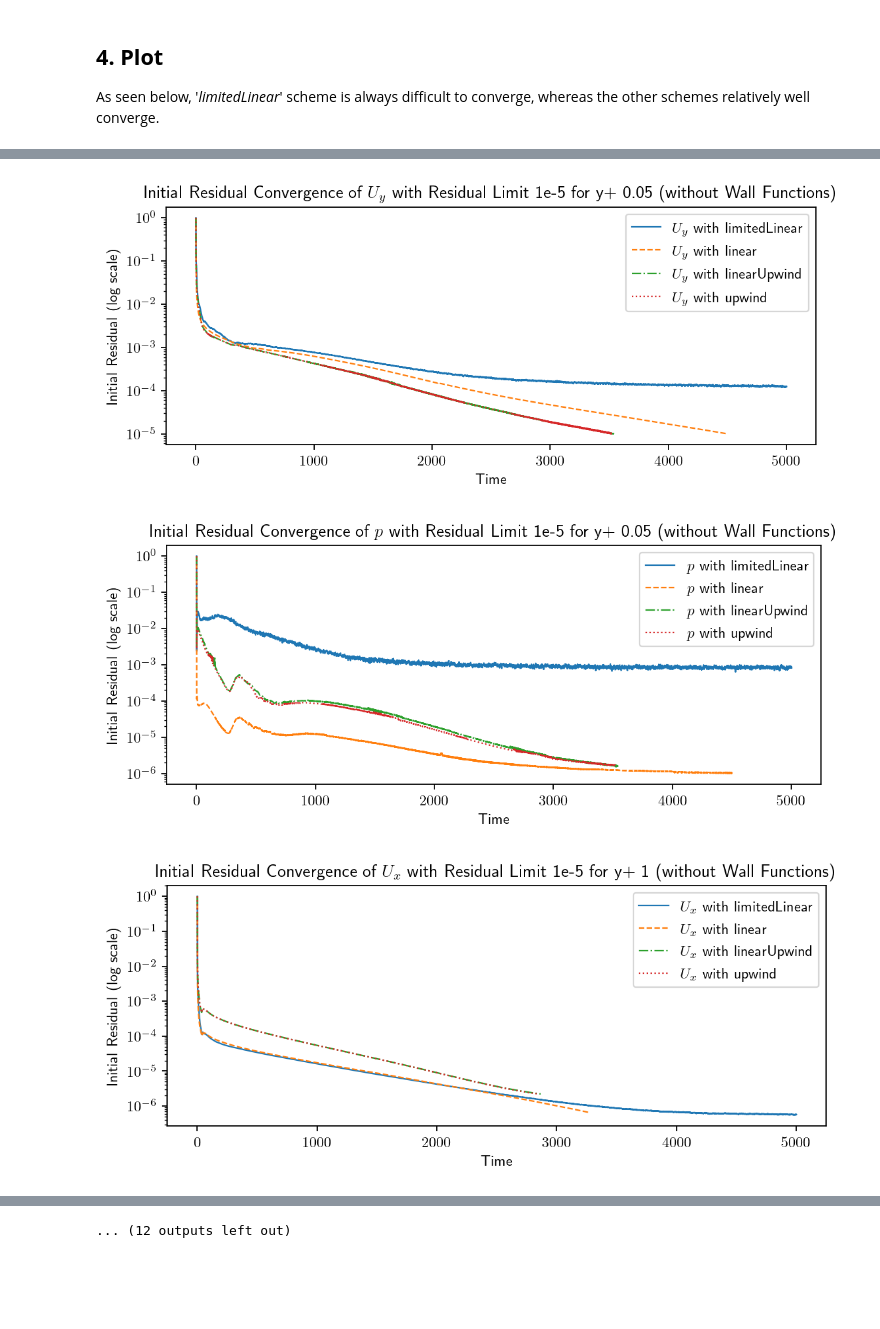
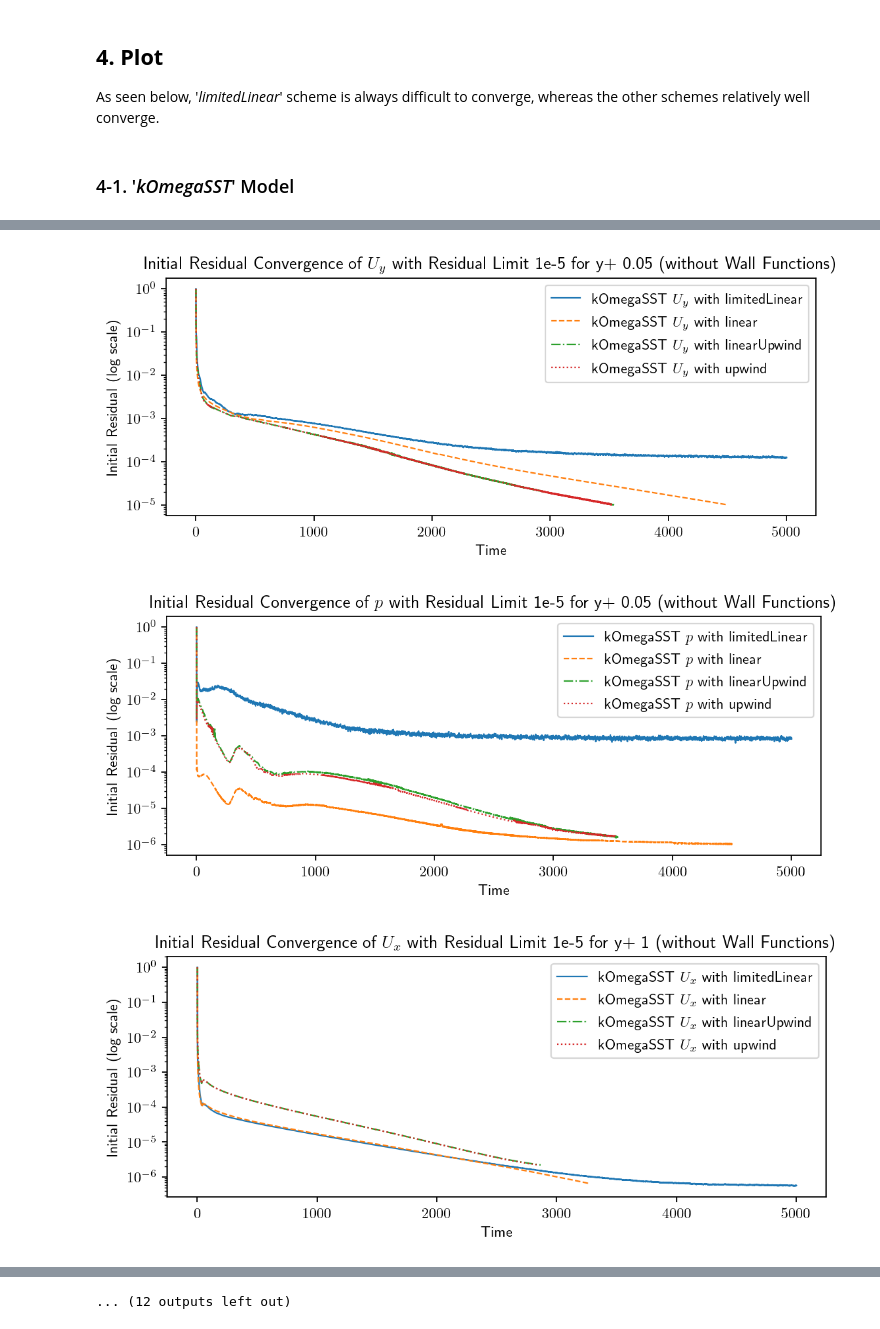
Before and after one commit to AndreWeiner/wall_modeling, a Jupyter notebook: notebooks/PlotResiduals_divSchemes.ipynb, the cells around one changed output, grey strips where cells are left out. Saved outputs shown, nothing was run; the diff lists cells and outputs as text; code cells hidden in the pictures; blank space fills up the shorter version.

```diff
--- a/notebooks/PlotResiduals_divSchemes.ipynb
+++ b/notebooks/PlotResiduals_divSchemes.ipynb
@@ -49,6 +74,8 @@ t_ds = [solverInfo_data_ds[i + len(divSchemes)*j]['Time'] for j in range(len(yp)
 ## **4. Plot**
 
 As seen below, '*limitedLinear*' scheme is always difficult to converge, whereas the other schemes relatively well converge.
+# %% [markdown]
+### 4-1. '*kOmegaSST*' Model
 # %%
 style = ["-", "--", "-.", ":"]
 lw = 1.0
@@ -60,7 +87,7 @@ for j in range(len(yp)):
         plt.title("Initial Residual Convergence of $U_x$ with Residual Limit 1e-5 for y+ {} (without Wall Functions)".format(yp[j]))
         ax.set_xlabel("Time")
         ax.set_ylabel("Initial Residual (log scale)")
-        ax.plot(t_ds[i + len(divSchemes)*j], Ux_init_res_ds[i + len(divSchemes)*j], c = "C{:d}".format(i), ls = style[i], label = "$U_x$ with {}".format(divSchemes[i]), lw = lw)
+        ax.plot(t_ds[i + len(divSchemes)*j], Ux_init_res_ds[i + len(divSchemes)*j], c = "C{:d}".format(i), ls = style[i], label = "{} $U_x$ with {}".format(model, divSchemes[i]), lw = lw)
         ax.legend()
     plt.savefig(ds + "solverInfo_yp{}_{}_Ux_noWallFunc_divSchemes.pdf".format(yp[j], model), bbox_inches="tight")
     fig2, ax2 = plt.subplots(1, 1, figsize=(8, 3))
@@ -70,7 +97,7 @@ for j in range(len(yp)):
         plt.title("Initial Residual Convergence of $U_y$ with Residual Limit 1e-5 for y+ {} (without Wall Functions)".format(yp[j]))
         ax2.set_xlabel("Time")
         ax2.set_ylabel("Initial Residual (log scale)")
-        ax2.plot(t_ds[k + len(divSchemes)*j], Uy_init_res_ds[k + len(divSchemes)*j], c = "C{:d}".format(k), ls = style[k], label = "$U_y$ with {}".format(divSchemes[k]), lw = lw)
+        ax2.plot(t_ds[k + len(divSchemes)*j], Uy_init_res_ds[k + len(divSchemes)*j], c = "C{:d}".format(k), ls = style[k], label = "{} $U_y$ with {}".format(model, divSchemes[k]), lw = lw)
         ax2.legend()
     plt.savefig(ds + "solverInfo_yp{}_{}_Uy_noWallFunc_divSchemes.pdf".format(yp[j], model), bbox_inches="tight")
     fig3, ax3 = plt.subplots(1, 1, figsize=(8, 3))
@@ -80,7 +107,7 @@ for j in range(len(yp)):
         plt.title("Initial Residual Convergence of $p$ with Residual Limit 1e-5 for y+ {} (without Wall Functions)".format(yp[j]))
         ax3.set_xlabel("Time")
         ax3.set_ylabel("Initial Residual (log scale)")
-        ax3.plot(t_ds[l + len(divSchemes)*j], p_init_res_ds[l + len(divSchemes)*j], c = "C{:d}".format(l), ls = style[l], label = "$p$ with {}".format(divSchemes[l]), lw = lw)
+        ax3.plot(t_ds[l + len(divSchemes)*j], p_init_res_ds[l + len(divSchemes)*j], c = "C{:d}".format(l), ls = style[l], label = "{} $p$ with {}".format(model, divSchemes[l]), lw = lw)
         ax3.legend()
     plt.savefig(ds + "solverInfo_yp{}_{}_p_noWallFunc_divSchemes.pdf".format(yp[j], model), bbox_inches="tight")
 # %% [output]
@@ -88,3 +115,3 @@ for j in range(len(yp)):
-[figure, old version]
+[figure, new version]
-[figure, old version]
+[figure, new version]
-[figure, old version]
+[figure, new version]
```
Also changed, not shown: parts of 11 cells of this notebook.
